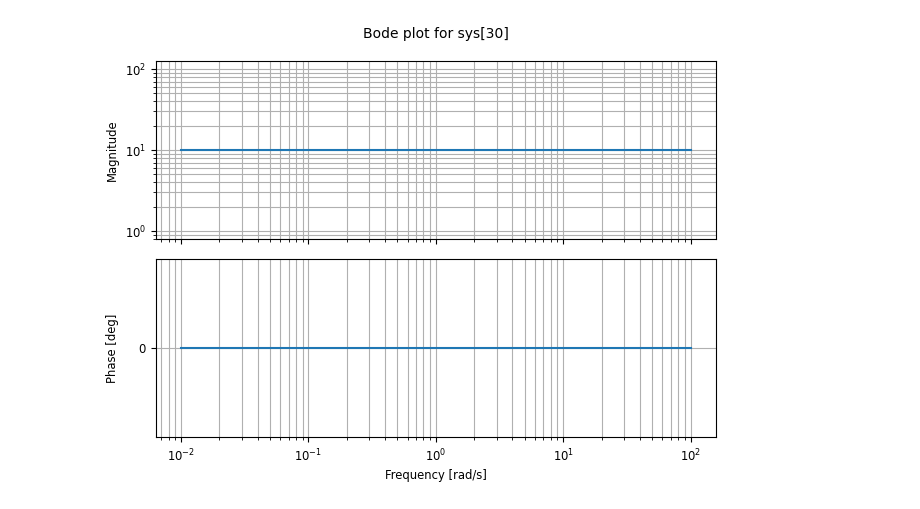
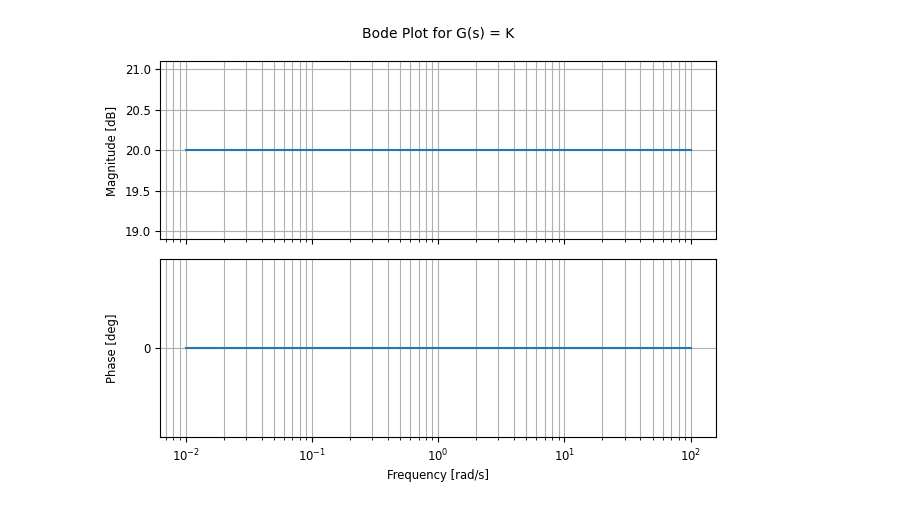
Before and after one commit to GusMtz787/Systemtheorie, a Jupyter notebook: bodePlots.ipynb, the cells around one changed output. Saved outputs shown, nothing was run; the diff lists cells and outputs as text; code cells hidden in the pictures.

```diff
--- a/bodePlots.ipynb
+++ b/bodePlots.ipynb
@@ -9,13 +42,14 @@ import numpy as np
 # %%
 # Nimm die Übertragungsfunktion G(s) = K, mit K = 10
 K = 10
 G = ctrl.TransferFunction([K], [1])
 
 # Skizziere den Frequenzgang der Übertragungsfunktion mit dem Frequenzbereich von 0.01 bis 100 rad/s
 w = np.logspace(-2, 2, 100)
-out = ctrl.bode(G, w)
+out = ctrl.bode(G, w, dB=True)
 
 # Plotten
+out.set_plot_title("Bode Plot for G(s) = K")
 plt.show()
 # %% [output]
-[figure, old version]
+[figure, new version]
```
Also changed, not shown: parts of 6 cells of this notebook.
